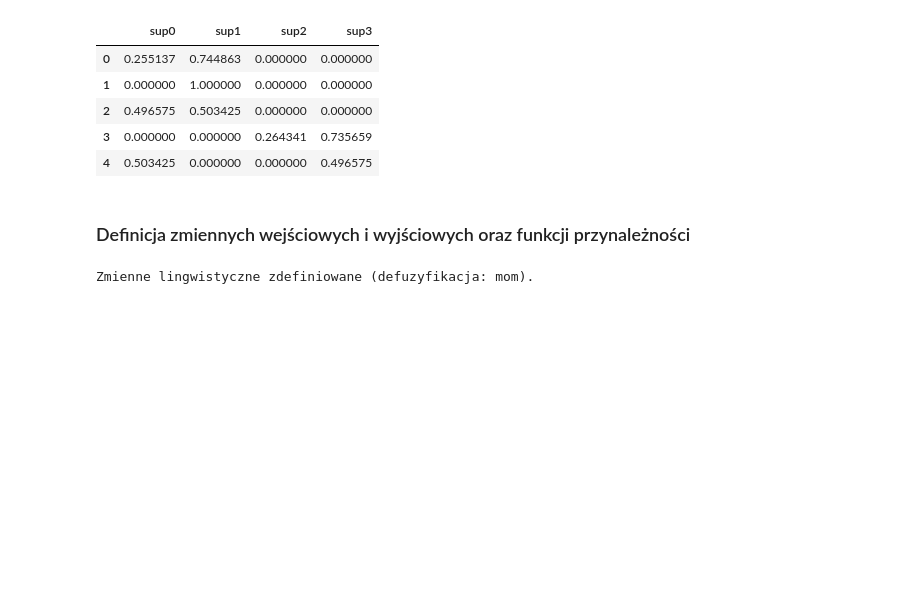
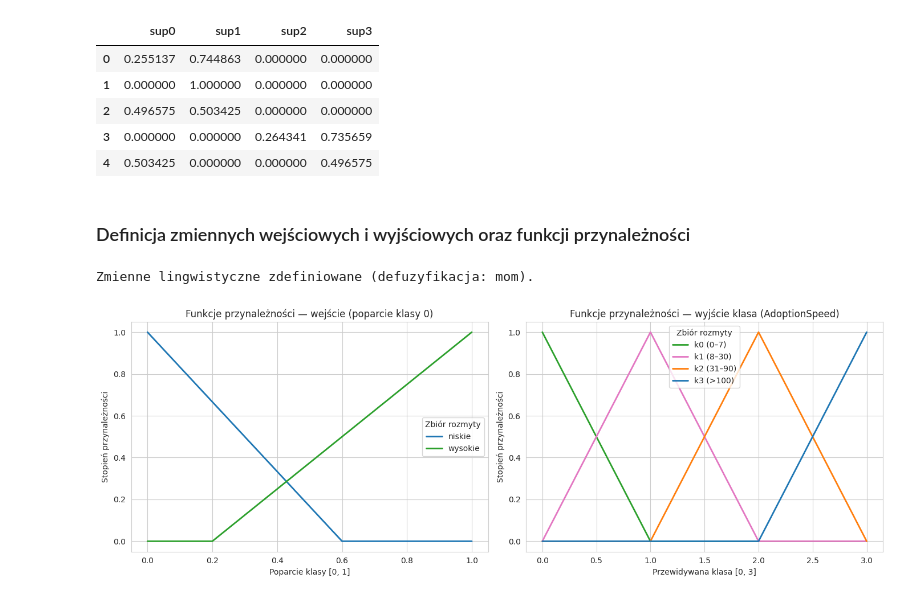
Before and after one commit to Carrie088/pet_adoption_ml, a Jupyter notebook: notebooks/08_fuzzy_logic.ipynb, the cells around one changed output. Cells and saved outputs as stored; diff of their text form; code cells hidden in the pictures; blank space fills up the shorter version.

Commit message:
Add input and output variables visualisation

```diff
--- a/notebooks/08_fuzzy_logic.ipynb
+++ b/notebooks/08_fuzzy_logic.ipynb
@@ -154,3 +154,26 @@ klasa.defuzzify_method = 'mom'
 print('Zmienne lingwistyczne zdefiniowane (defuzyfikacja: mom).')
 # %% [output]
 Zmienne lingwistyczne zdefiniowane (defuzyfikacja: mom).
+# %%
+# Wizualizacja: wejscie oraz wyjscie
+fig, axes = plt.subplots(1, 2, figsize=(14, 5))
+
+for nazwa, kolor in [('niskie', 'tab:blue'), ('wysokie', 'tab:green')]:
+    axes[0].plot(sup_inputs[0].universe, sup_inputs[0][nazwa].mf, label=nazwa, color=kolor, linewidth=2)
+axes[0].set_title('Funkcje przynależności — wejście (poparcie klasy 0)')
+axes[0].set_xlabel('Poparcie klasy [0, 1]')
+axes[0].set_ylabel('Stopień przynależności')
+axes[0].legend(title='Zbiór rozmyty')
+
+kolory_out = ['tab:green', 'tab:pink', 'tab:orange', 'tab:blue']
+for c in range(4):
+    axes[1].plot(klasa.universe, klasa[f'k{c}'].mf, label=f'k{c} ({CLASS_NAMES[c]})', color=kolory_out[c], linewidth=2)
+axes[1].set_title('Funkcje przynależności — wyjście klasa (AdoptionSpeed)')
+axes[1].set_xlabel('Przewidywana klasa [0, 3]')
+axes[1].set_ylabel('Stopień przynależności')
+axes[1].legend(title='Zbiór rozmyty')
+
+plt.tight_layout()
+plt.show()
+# %% [output]
+[figure, added]
```
